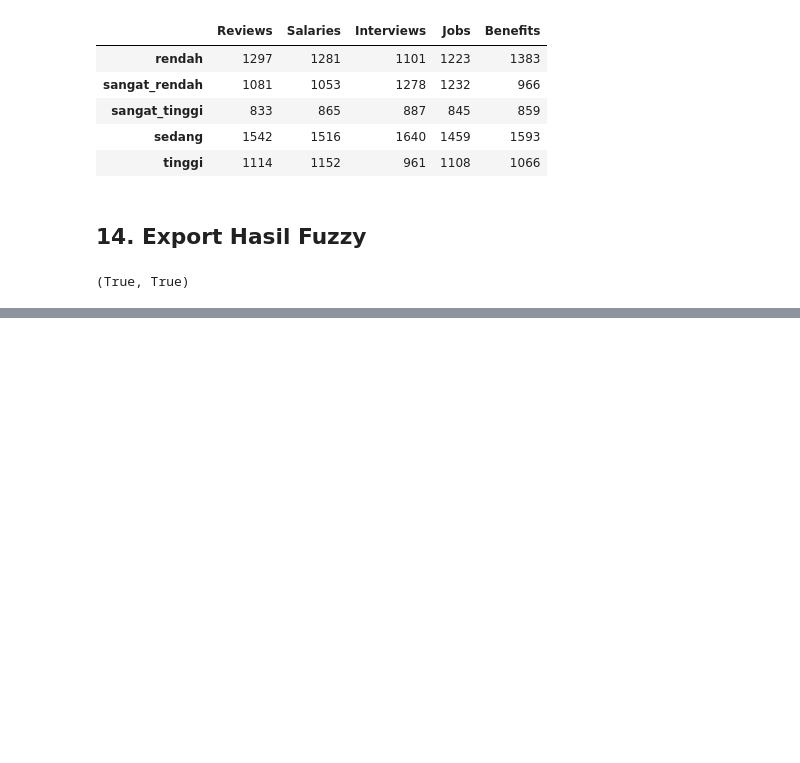
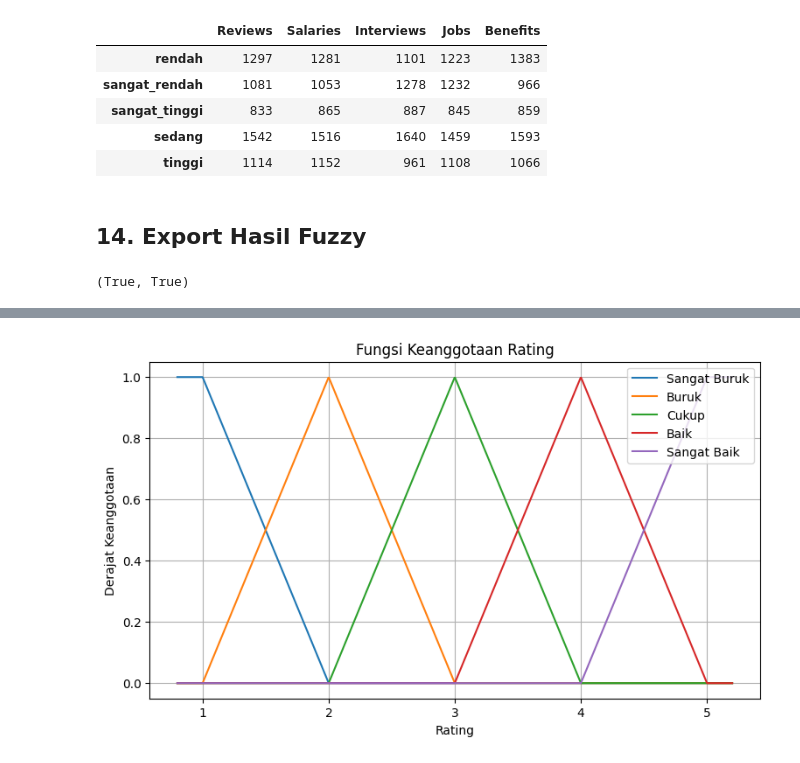
Before and after one commit to aariffaqiih/CAK2HAB3-DASAR-KECERDASAN-ARTIFISIAL, a Jupyter notebook: TUGAS BESAR/FF (2).ipynb, the cells around one changed output, grey strips where cells are left out. Cells and saved outputs as stored; diff of their text form; code cells hidden in the pictures; blank space fills up the shorter version.

```diff
--- a/TUGAS BESAR/FF (2).ipynb
+++ b/TUGAS BESAR/FF (2).ipynb
@@ -539,0 +585,17 @@ Path('hasil_prediksi_fuzzy_final_fix.csv').exists(), Path('evaluasi_fuzzy_final_
+# %%
+rating_params_plot = {
+    'sangat_buruk': ('linier_turun', 1, 2),
+    'buruk': ('segitiga', 1, 2, 3),
+    'cukup': ('segitiga', 2, 3, 4),
+    'baik': ('segitiga', 3, 4, 5),
+    'sangat_baik': ('linier_naik', 4, 5)
+}
+
+plot_fuzzy_variable(
+    nama_variabel='Rating',
+    params=rating_params_plot,
+    x_min=1,
+    x_max=5
+)
+# %% [output]
+[figure, added]
```
Also changed, not shown: parts of 14 cells of this notebook.
